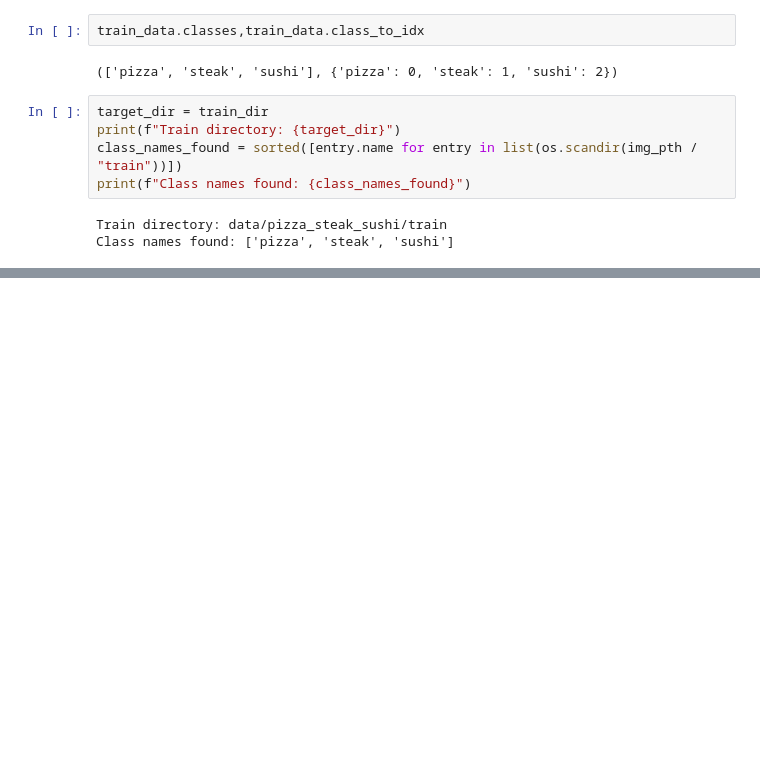
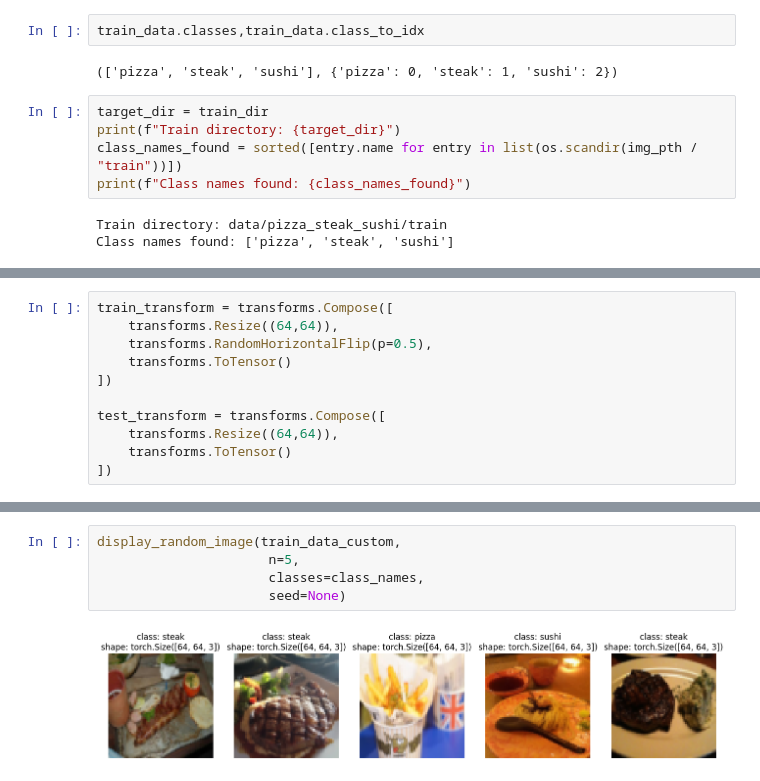
Before and after one commit to Jayasuryan0821-git/Pytorch_FreeCodeCamp, a Jupyter notebook: custom_dataset.ipynb, the cells around one changed output, grey strips where cells are left out. Saved outputs shown, nothing was run; the diff lists cells and outputs as text; blank space fills up the shorter version.

```diff
--- a/custom_dataset.ipynb
+++ b/custom_dataset.ipynb
@@ -243,0 +280,11 @@ Class names found: ['pizza', 'steak', 'sushi']
+# %%
+train_transform = transforms.Compose([
+    transforms.Resize((64,64)),
+    transforms.RandomHorizontalFlip(p=0.5),
+    transforms.ToTensor()
+])
+
+test_transform = transforms.Compose([
+    transforms.Resize((64,64)),
+    transforms.ToTensor()
+])
@@ -243,0 +346,7 @@ Class names found: ['pizza', 'steak', 'sushi']
+# %%
+display_random_image(train_data_custom,
+                      n=5,
+                      classes=class_names,
+                      seed=None)
+# %% [output]
+[figure, added]
```
Also changed, not shown: parts of 17 cells of this notebook.
